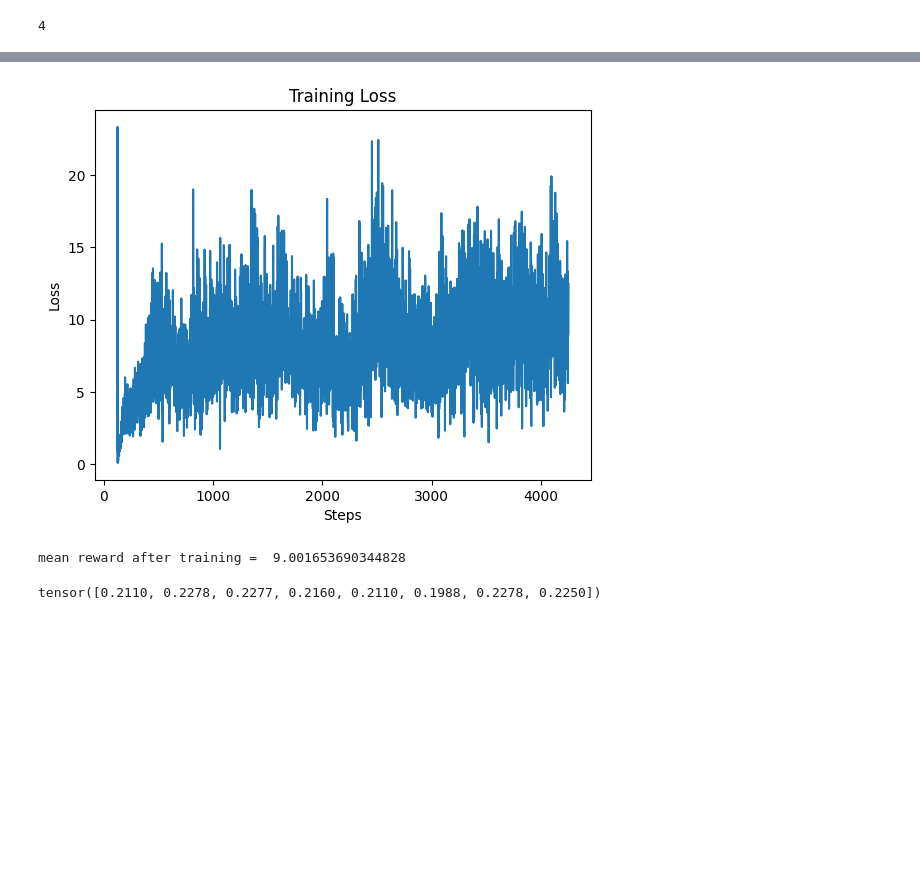
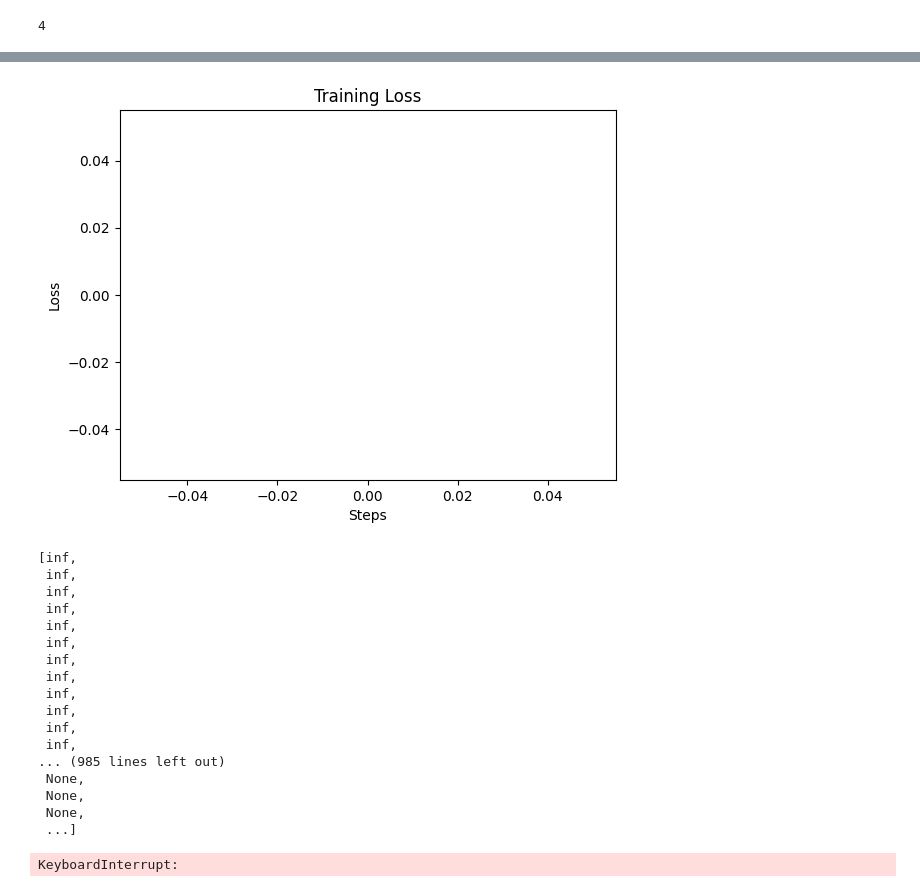
Before and after one commit to LouisMalichier/RL, a Jupyter notebook: DQN_Higwhay_V0.ipynb, the cells around one changed output, grey strips where cells are left out. Drawn from its saved outputs; the diff is of its cells as text; code cells hidden in the pictures; blank space fills up the shorter version.

Commit message:
erreur de loss sur l'agent modifié ==> commenté

```diff
--- a/DQN_Higwhay_V0.ipynb
+++ b/DQN_Higwhay_V0.ipynb
@@ -330,6 +487,8 @@ np.argmax(np.array([[ 0.02443908 , 0.01280055, -0.01428717 ,-0.15400532  ,0.1855
 4
 # %%
 import matplotlib.pyplot as plt
+from config import config
+env = gym.make("highway-fast-v0", render_mode="rgb_array", config=config)
 
 def train(env, agent, N_episodes, eval_every=10, reward_threshold=300):
     total_time = 0
@@ -395,7 +554,7 @@ arguments = (env,
 
 N_episodes = 300
 
-agent = DQN_Skeleton(*arguments)
+agent = DQN(*arguments)
 
 # Exécution de l'apprentissage
 losses = train(env, agent, N_episodes)
@@ -439,33 +593,28 @@ ep = 22
 # %%
 # Affichage des résultats
 plt.plot(losses)
 plt.xlabel('Steps')
 plt.ylabel('Loss')
 plt.title('Training Loss')
 plt.show()
 
-# Évaluation de la politique finale
-rewards = eval_agent(agent, env, 20)
-print("")
-print("mean reward after training = ", np.mean(rewards))
+losses
 # %% [output]
-[figure, old version]
+[figure, new version]
-mean reward after training =  9.001653690344828
+[inf,
+ inf,
+ inf,
+ inf,
+ inf,
+ inf,
+ inf,
+ inf,
+ inf,
+ inf,
+ inf,
+ inf,
+... (985 lines left out)
+ None,
+ None,
+ None,
+ ...]
-# %%
-tensor_original = torch.tensor([
-    [0.1909, 0.0996, 0.0348, 0.2110, 0.0480],
-    [0.1765, 0.0915, 0.0248, 0.2278, 0.0214],
-    [0.1768, 0.0913, 0.0225, 0.2277, 0.0181],
-    [0.1795, 0.0996, 0.0324, 0.2160, 0.0441],
-    [0.1909, 0.0996, 0.0348, 0.2110, 0.0480],
-    [0.1942, 0.0937, 0.0283, 0.1988, 0.0349],
-    [0.1765, 0.0915, 0.0248, 0.2278, 0.0214],
-    [0.1899, 0.0843, 0.0124, 0.2250, -0.0049]
-])
-
-# Trouver la valeur maximale de chaque ligne
-max_values_per_row, _ = torch.max(tensor_original, dim=1)
-
-print(max_values_per_row)
-# %% [output]
-tensor([0.2110, 0.2278, 0.2277, 0.2160, 0.2110, 0.1988, 0.2278, 0.2250])
@@ -471,0 +644,5 @@ tensor([0.2110, 0.2278, 0.2277, 0.2160, 0.2110, 0.1988, 0.2278, 0.2250])
+# %%
+%matplotlib inline
+visualize_agent_performance(env, agent)
+# %% [output]
+KeyboardInterrupt:
```
Also changed, not shown: parts of 3 cells of this notebook, 1 other file.
